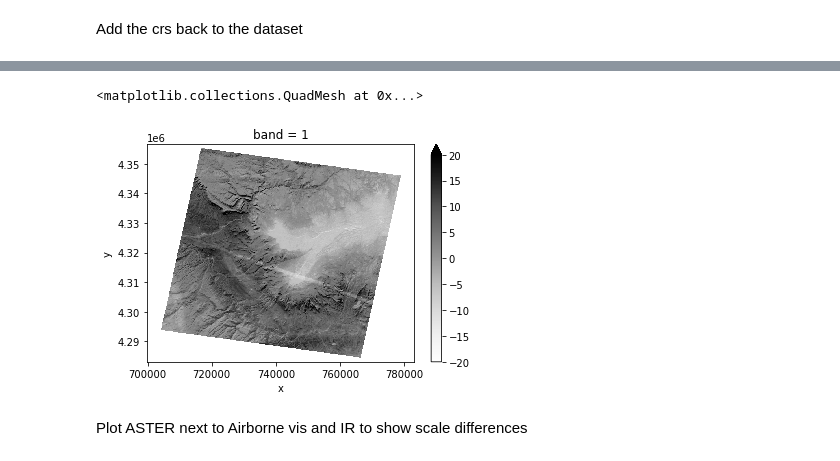
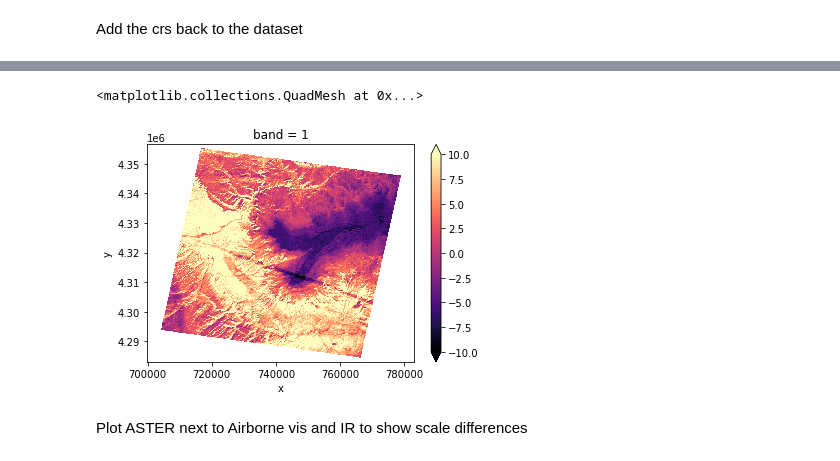
Before and after one commit to snowex-hackweek/website-2021, a Jupyter notebook: book/tutorials/thermal-ir/thermal-ir-tutorial.ipynb, the cells around one changed output, grey strips where cells are left out. Drawn from its saved outputs; the diff is of its cells as text; code cells hidden in the pictures.

```diff
--- a/book/tutorials/thermal-ir/thermal-ir-tutorial.ipynb
+++ b/book/tutorials/thermal-ir/thermal-ir-tutorial.ipynb
@@ -273,4 +516,4 @@ We don't always have airplanes with IR, like i said we have satllites that can g
 # %% [markdown]
 Load an ASTER geotiff, inspect the contents
 # %%
-aster_ir = xr.open_rasterio('/tmp/thermal-ir/AST_L1T_00302082020180748_20200209065849_17218_ImageData14.tif').squeeze()
+aster_ir = xr.open_rasterio('/tmp/thermal-ir/AST_L1T_00302082020180748_20200209065849_17218_ImageData14.tif')
@@ -332,10 +597,10 @@ Coordinates:
   * y        (y) float64 4.357e+06 4.356e+06 4.356e+06 ... 4.283e+06 4.283e+06
   * x        (x) float64 6.998e+05 6.998e+05 6.999e+05 ... 7.83e+05 7.831e+05
 # %%
-aster_band14_tb_c.plot(cmap='Greys',vmin=-20,vmax=20)
+aster_band14_tb_c.plot(cmap='magma',vmin=-10,vmax=10)
 # %% [output]
 <matplotlib.collections.QuadMesh at 0x...>
-[figure, old version]
+[figure, new version]
 # %% [markdown]
 Plot ASTER next to Airborne vis and IR to show scale differences
 # %%
```
Also changed, not shown: parts of 49 cells of this notebook.
